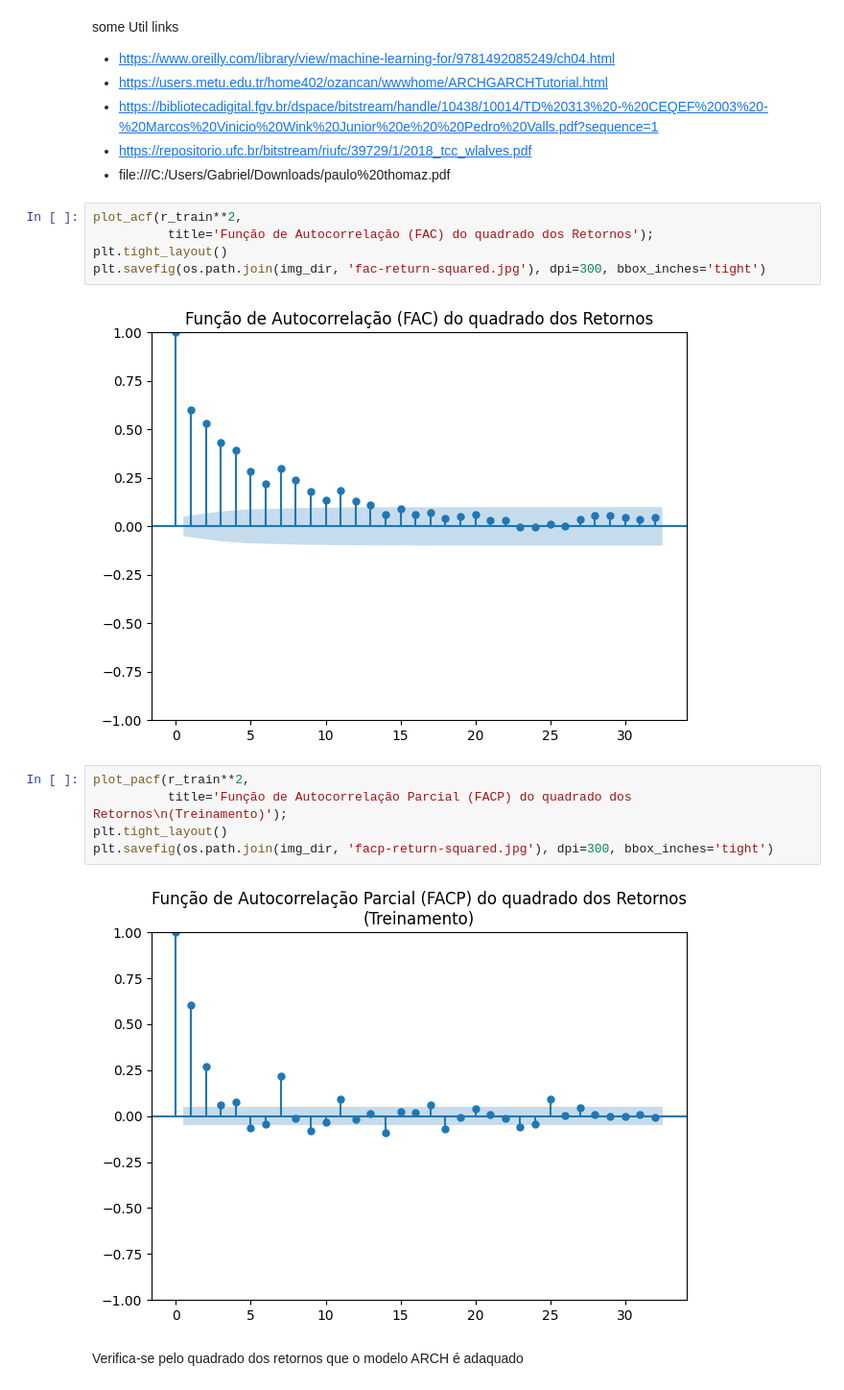
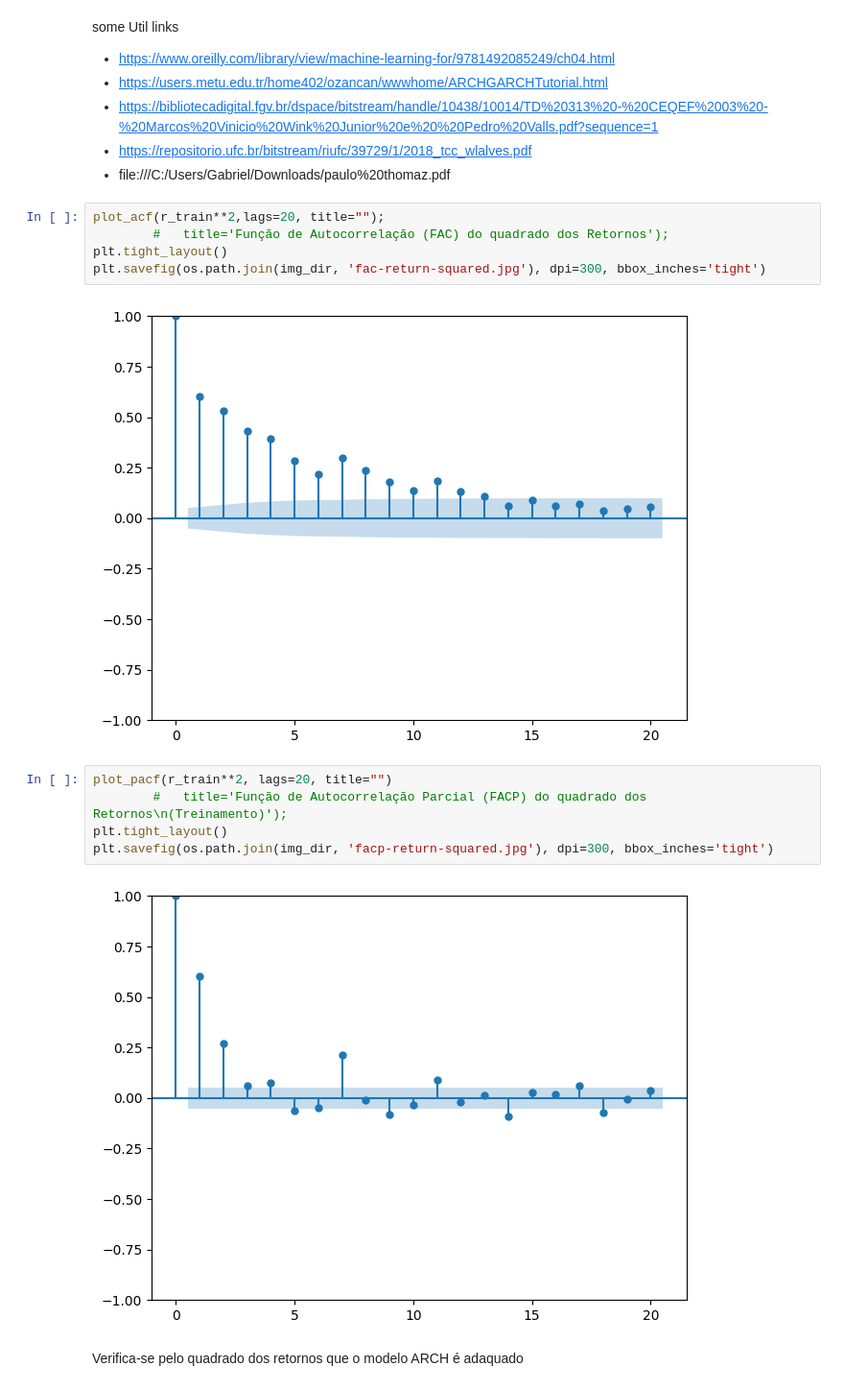
Before and after one commit to GabrielDeOliveiraAlmeida/volatilidade, a Jupyter notebook: notebooks/nootbook-2.ipynb, the cells around one changed output. Shown at 96% size. Cells and saved outputs as stored; diff of their text form.

```diff
--- a/notebooks/nootbook-2.ipynb
+++ b/notebooks/nootbook-2.ipynb
@@ -506,19 +520,19 @@ some Util links
 - https://repositorio.ufc.br/bitstream/riufc/39729/1/2018_tcc_wlalves.pdf
 - file:///C:/Users/Gabriel/Downloads/paulo%20thomaz.pdf
 # %%
-plot_acf(r_train**2,
-          title='Função de Autocorrelação (FAC) do quadrado dos Retornos');
+plot_acf(r_train**2,lags=20, title="");
+        #   title='Função de Autocorrelação (FAC) do quadrado dos Retornos');
 plt.tight_layout()
 plt.savefig(os.path.join(img_dir, 'fac-return-squared.jpg'), dpi=300, bbox_inches='tight')
 # %% [output]
-[figure, old version]
+[figure, new version]
 # %%
-plot_pacf(r_train**2,
-          title='Função de Autocorrelação Parcial (FACP) do quadrado dos Retornos\n(Treinamento)');
+plot_pacf(r_train**2, lags=20, title="")
+        #   title='Função de Autocorrelação Parcial (FACP) do quadrado dos Retornos\n(Treinamento)');
 plt.tight_layout()
 plt.savefig(os.path.join(img_dir, 'facp-return-squared.jpg'), dpi=300, bbox_inches='tight')
 # %% [output]
-[figure, old version]
+[figure, new version]
 # %% [markdown]
 Verifica-se pelo quadrado dos retornos que o modelo ARCH é adaquado
 # %%
```
Also changed, not shown: parts of 23 cells of this notebook, 8 other files.
